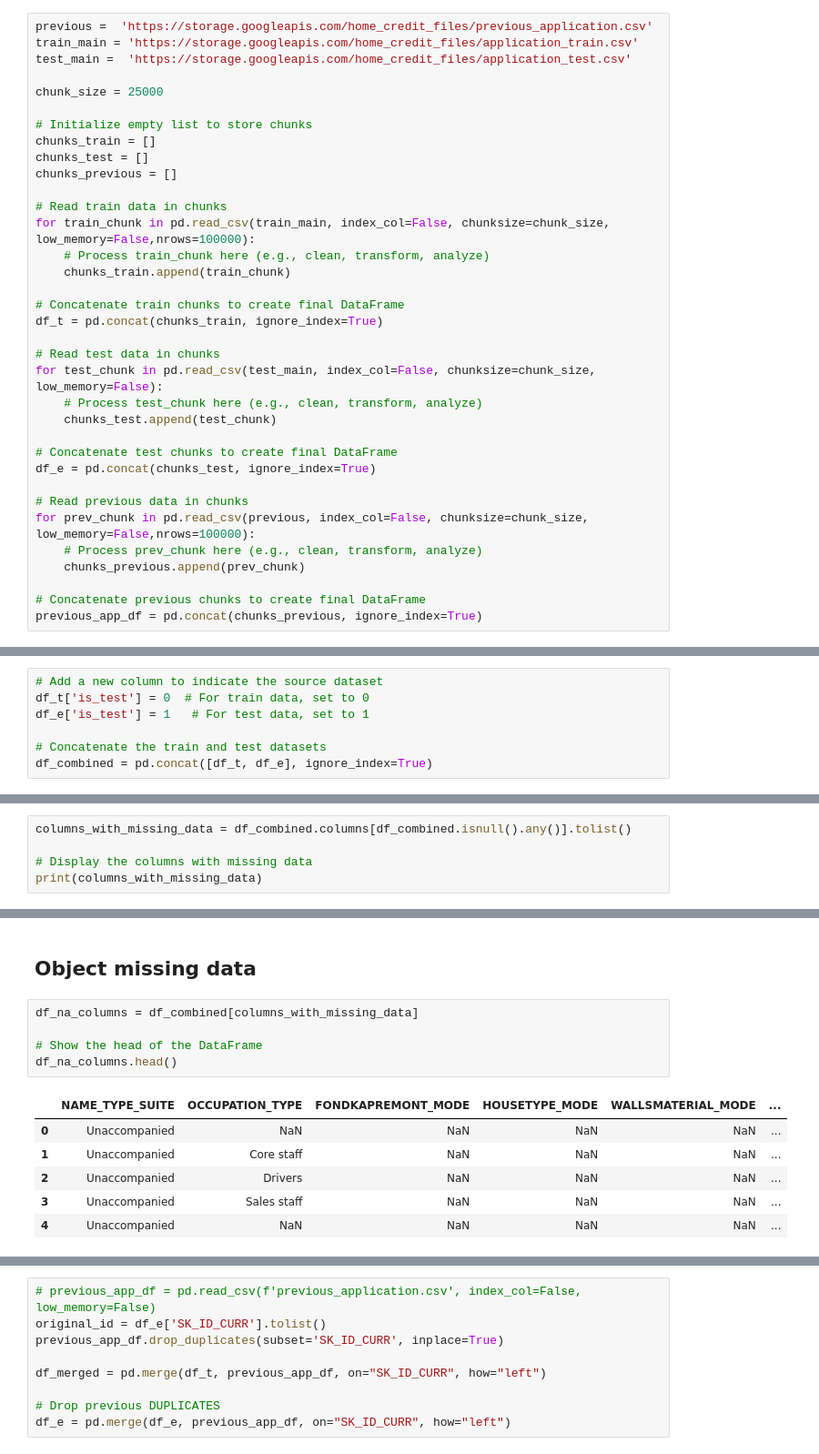
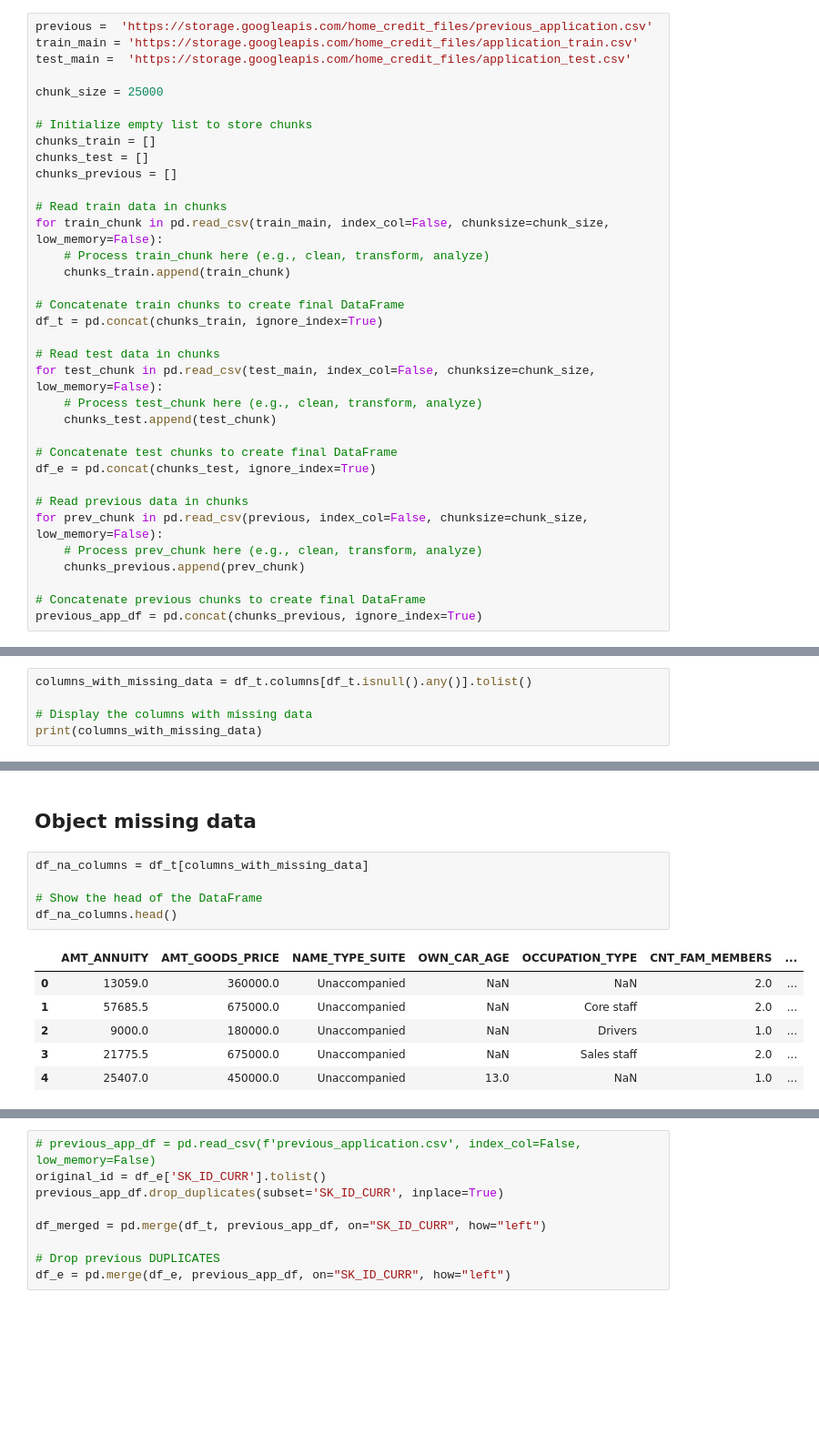
Before and after one commit to kyanderson0446/MSBA_HC, a Jupyter notebook: HC_EDA_4.4.ipynb, the cells around one changed output, grey strips where cells are left out. Shown at 91% size. Saved outputs shown, nothing was run; the diff lists cells and outputs as text; blank space fills up the shorter version.

```diff
--- a/HC_EDA_4.4.ipynb
+++ b/HC_EDA_4.4.ipynb
@@ -18,7 +18,7 @@ chunks_test = []
 chunks_previous = []
 
 # Read train data in chunks
-for train_chunk in pd.read_csv(train_main, index_col=False, chunksize=chunk_size, low_memory=False,nrows=100000):
+for train_chunk in pd.read_csv(train_main, index_col=False, chunksize=chunk_size, low_memory=False):
     # Process train_chunk here (e.g., clean, transform, analyze)
     chunks_train.append(train_chunk)
 
@@ -34,7 +34,7 @@ for test_chunk in pd.read_csv(test_main, index_col=False, chunksize=chunk_size,
 df_e = pd.concat(chunks_test, ignore_index=True)
 
 # Read previous data in chunks
-for prev_chunk in pd.read_csv(previous, index_col=False, chunksize=chunk_size, low_memory=False,nrows=100000):
+for prev_chunk in pd.read_csv(previous, index_col=False, chunksize=chunk_size, low_memory=False):
     # Process prev_chunk here (e.g., clean, transform, analyze)
     chunks_previous.append(prev_chunk)
 
@@ -132,7 +109,0 @@ df_t.head()
-# %%
-# Add a new column to indicate the source dataset
-df_t['is_test'] = 0  # For train data, set to 0
-df_e['is_test'] = 1   # For test data, set to 1
-
-# Concatenate the train and test datasets
-df_combined = pd.concat([df_t, df_e], ignore_index=True)
@@ -190,7 +139,7 @@ for col in df_combined.columns:
 # %% [markdown]
 ## What missing data remains?
 # %%
-columns_with_missing_data = df_combined.columns[df_combined.isnull().any()].tolist()
+columns_with_missing_data = df_t.columns[df_t.isnull().any()].tolist()
 
 # Display the columns with missing data
 print(columns_with_missing_data)
@@ -199,14 +148,14 @@ print(columns_with_missing_data)
 # %% [markdown]
 ## Object missing data
 # %%
-df_na_columns = df_combined[columns_with_missing_data]
+df_na_columns = df_t[columns_with_missing_data]
 
 # Show the head of the DataFrame
 df_na_columns.head()
 # %% [output]
-|  | NAME_TYPE_SUITE | OCCUPATION_TYPE | FONDKAPREMONT_MODE | HOUSETYPE_MODE | WALLSMATERIAL_MODE | ... |
-| 0 | Unaccompanied | NaN | NaN | NaN | NaN | ... |
-| 1 | Unaccompanied | Core staff | NaN | NaN | NaN | ... |
-| 2 | Unaccompanied | Drivers | NaN | NaN | NaN | ... |
-| 3 | Unaccompanied | Sales staff | NaN | NaN | NaN | ... |
-| 4 | Unaccompanied | NaN | NaN | NaN | NaN | ... |
+|  | AMT_ANNUITY | AMT_GOODS_PRICE | NAME_TYPE_SUITE | OWN_CAR_AGE | OCCUPATION_TYPE | CNT_FAM_MEMBERS | ... |
+| 0 | 13059.0 | 360000.0 | Unaccompanied | NaN | NaN | 2.0 | ... |
+| 1 | 57685.5 | 675000.0 | Unaccompanied | NaN | Core staff | 2.0 | ... |
+| 2 | 9000.0 | 180000.0 | Unaccompanied | NaN | Drivers | 1.0 | ... |
+| 3 | 21775.5 | 675000.0 | Unaccompanied | NaN | Sales staff | 2.0 | ... |
+| 4 | 25407.0 | 450000.0 | Unaccompanied | 13.0 | NaN | 1.0 | ... |
```
Also changed, not shown: parts of 53 cells of this notebook.
